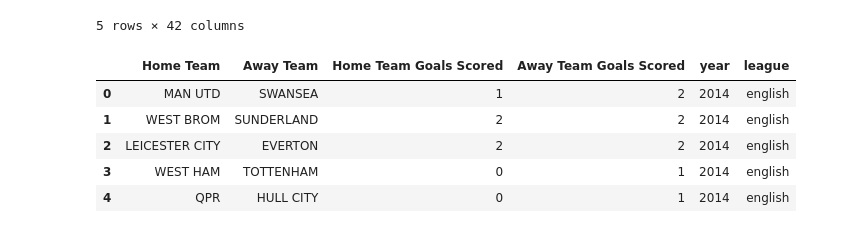
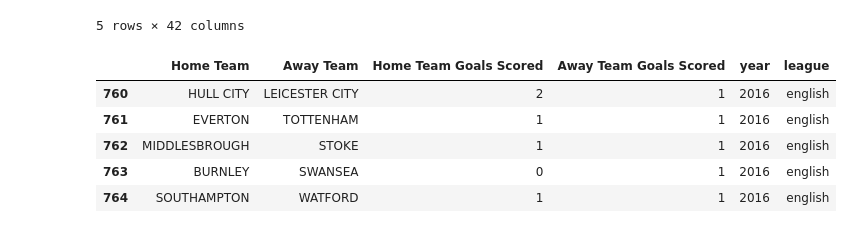
Before and after one commit to moemen34/SkillStorm, a Jupyter notebook: QA1/QA1.ipynb, the cells around one changed output. Cells and saved outputs as stored; diff of their text form; code cells hidden in the pictures.

```diff
--- a/QA1/QA1.ipynb
+++ b/QA1/QA1.ipynb
@@ -13,13 +13,17 @@ df.head()
 | 4 | 4 | QPR | HULL CITY | 0-1 | 0-0 | 3.8 | 5.7 | ... |
 5 rows × 42 columns
 # %%
+# keep only these cols
 df = df[['Home Team', 'Away Team', 'Home Team Goals Scored', 'Away Team Goals Scored', 'year', 'league']]
 
+# Drop rows where 'year' is less than 2018
+df = df[df['year'] >= 2016]
+
 df.head()
 # %% [output]
 |  | Home Team | Away Team | Home Team Goals Scored | Away Team Goals Scored | year | league |
-| 0 | MAN UTD | SWANSEA | 1 | 2 | 2014 | english |
-| 1 | WEST BROM | SUNDERLAND | 2 | 2 | 2014 | english |
-| 2 | LEICESTER CITY | EVERTON | 2 | 2 | 2014 | english |
-| 3 | WEST HAM | TOTTENHAM | 0 | 1 | 2014 | english |
-| 4 | QPR | HULL CITY | 0 | 1 | 2014 | english |
+| 760 | HULL CITY | LEICESTER CITY | 2 | 1 | 2016 | english |
+| 761 | EVERTON | TOTTENHAM | 1 | 1 | 2016 | english |
+| 762 | MIDDLESBROUGH | STOKE | 1 | 1 | 2016 | english |
+| 763 | BURNLEY | SWANSEA | 0 | 1 | 2016 | english |
+| 764 | SOUTHAMPTON | WATFORD | 1 | 1 | 2016 | english |
```
Also changed, not shown: parts of 17 cells of this notebook, 1 other file.
